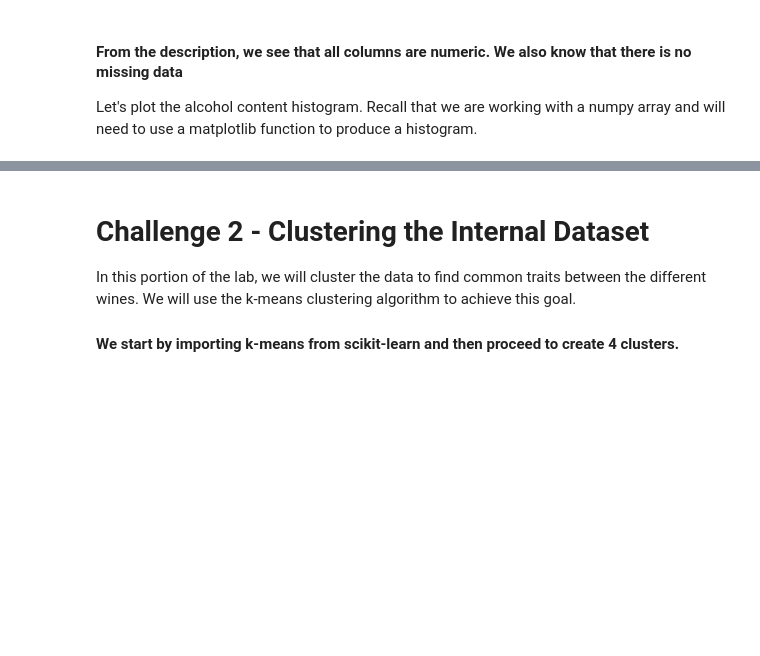
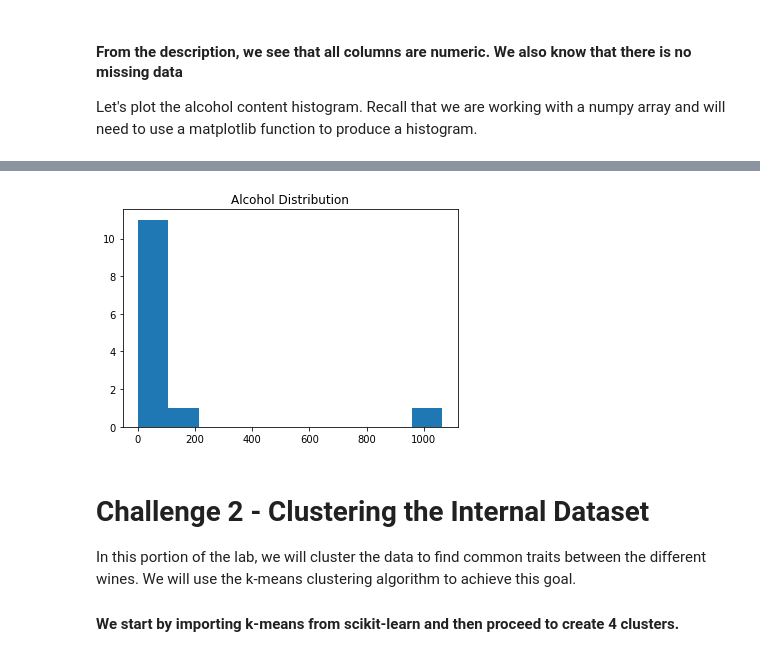
Before and after one commit to ta-datapt-bcn/lab-unsupervised-learning-and-sklearn, a Jupyter notebook: your-code/main.ipynb, the cells around one changed output, grey strips where cells are left out. Cells and saved outputs as stored; diff of their text form; code cells hidden in the pictures; blank space fills up the shorter version.

```diff
--- a/your-code/main.ipynb
+++ b/your-code/main.ipynb
@@ -20,2 +22,4 @@ In the cell below, use the `load_wine` function and assign the wine dataset to a
+# %%
+wine = load_wine()
 # %% [markdown]
 In the next step, list the keys of the variable `wine` to examine its contents. Note that the `load_wine` function does not return dataframes. It returns you a Python dictionary.
@@ -42,3 +92,9 @@ Let's plot the alcohol content histogram. Recall that we are working with a nump
+# %%
+plt.hist(wine.data[0])
+plt.title('Alcohol Distribution')
+plt.show()
+# %% [output]
+[figure, added]
 # %% [markdown]
 # Challenge 2 - Clustering the Internal Dataset
 
```
Also changed, not shown: parts of 70 cells of this notebook.
